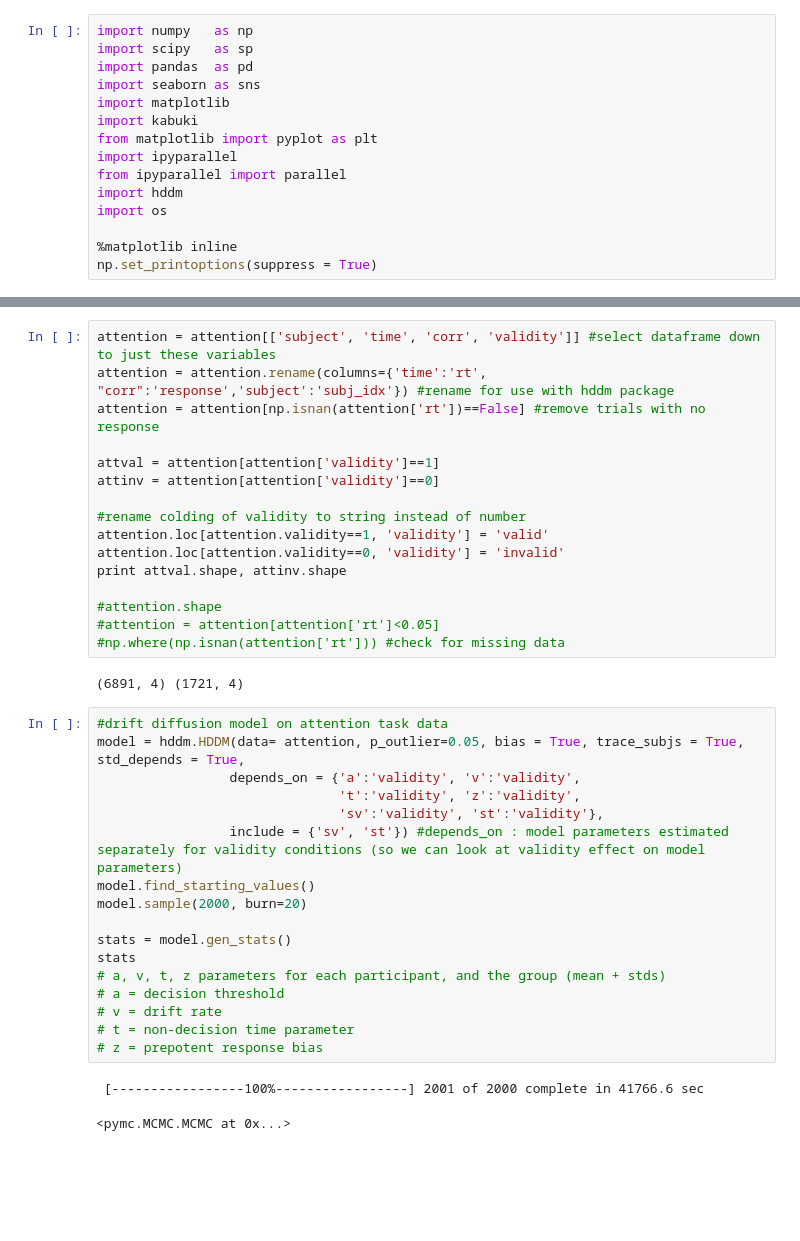
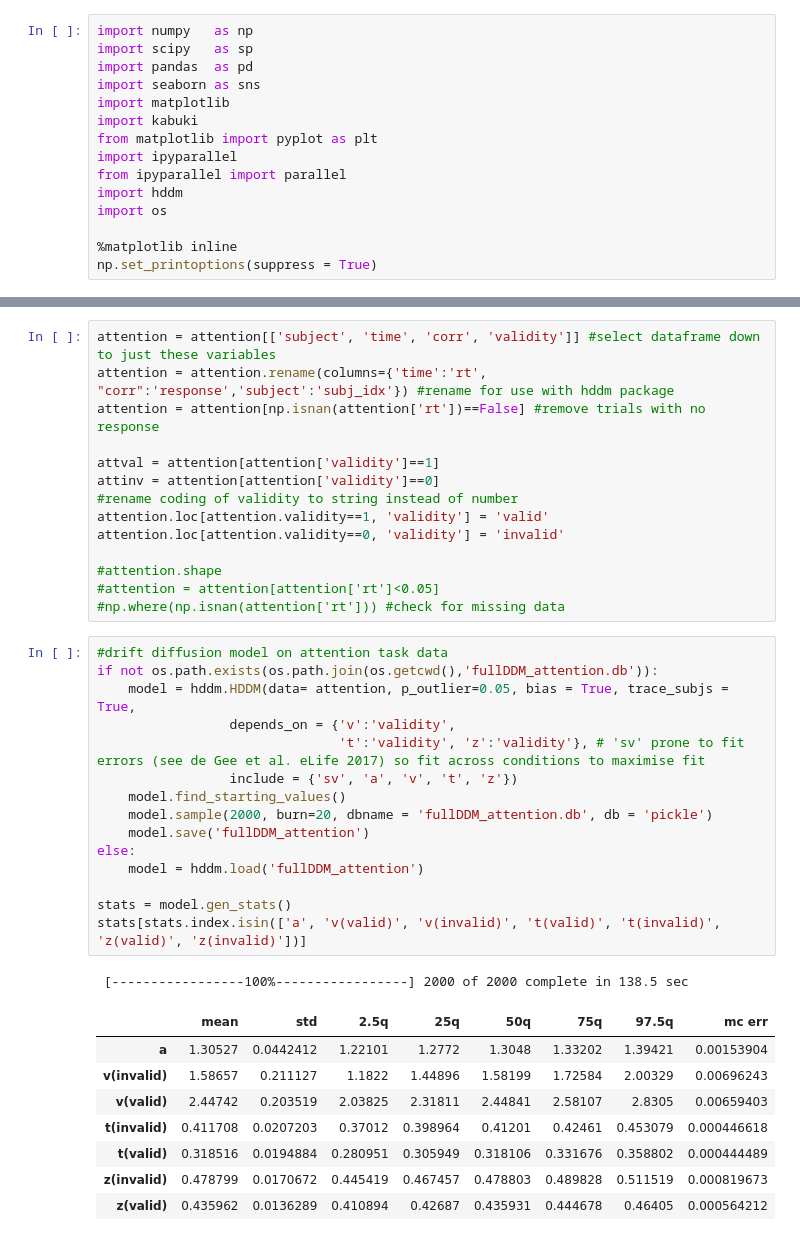
Before and after one commit to Nian-Jingqing/AttentionSaccade, a Jupyter notebook: AttentionSaccade_DiffusionModelling.ipynb, the cells around one changed output, grey strips where cells are left out. Saved outputs shown, nothing was run; the diff lists cells and outputs as text; blank space fills up the shorter version.

Commit message:
updated modelling script

```diff
--- a/AttentionSaccade_DiffusionModelling.ipynb
+++ b/AttentionSaccade_DiffusionModelling.ipynb
@@ -44,34 +52,35 @@ attention = attention[np.isnan(attention['rt'])==False] #remove trials with no r
 
 attval = attention[attention['validity']==1]
 attinv = attention[attention['validity']==0]
-
-#rename colding of validity to string instead of number
+#rename coding of validity to string instead of number
 attention.loc[attention.validity==1, 'validity'] = 'valid'
 attention.loc[attention.validity==0, 'validity'] = 'invalid'
-print attval.shape, attinv.shape
 
 #attention.shape
 #attention = attention[attention['rt']<0.05]
 #np.where(np.isnan(attention['rt'])) #check for missing data
-# %% [output]
-(6891, 4) (1721, 4)
 # %%
 #drift diffusion model on attention task data
-model = hddm.HDDM(data= attention, p_outlier=0.05, bias = True, trace_subjs = True, std_depends = True,
-                 depends_on = {'a':'validity', 'v':'validity',
-                               't':'validity', 'z':'validity',
-                               'sv':'validity', 'st':'validity'},
-                 include = {'sv', 'st'}) #depends_on : model parameters estimated separately for validity conditions (so we can look at validity effect on model parameters)
-model.find_starting_values()
-model.sample(2000, burn=20)
+if not os.path.exists(os.path.join(os.getcwd(),'fullDDM_attention.db')):
+    model = hddm.HDDM(data= attention, p_outlier=0.05, bias = True, trace_subjs = True,
+                 depends_on = {'v':'validity',
+                               't':'validity', 'z':'validity'}, # 'sv' prone to fit errors (see de Gee et al. eLife 2017) so fit across conditions to maximise fit
+                 include = {'sv', 'a', 'v', 't', 'z'})
+    model.find_starting_values()
+    model.sample(2000, burn=20, dbname = 'fullDDM_attention.db', db = 'pickle')
+    model.save('fullDDM_attention')
+else:
+    model = hddm.load('fullDDM_attention')
 
 stats = model.gen_stats()
-stats
-# a, v, t, z parameters for each participant, and the group (mean + stds)
-# a = decision threshold
-# v = drift rate
-# t = non-decision time parameter
-# z = prepotent response bias
+stats[stats.index.isin(['a', 'v(valid)', 'v(invalid)', 't(valid)', 't(invalid)', 'z(valid)', 'z(invalid)'])]
 # %% [output]
- [-----------------100%-----------------] 2001 of 2000 complete in 41766.6 sec
+ [-----------------100%-----------------] 2000 of 2000 complete in 138.5 sec
-<pymc.MCMC.MCMC at 0x...>
+|  | mean | std | 2.5q | 25q | 50q | 75q | 97.5q | mc err |
+| a | 1.30527 | 0.0442412 | 1.22101 | 1.2772 | 1.3048 | 1.33202 | 1.39421 | 0.00153904 |
+| v(invalid) | 1.58657 | 0.211127 | 1.1822 | 1.44896 | 1.58199 | 1.72584 | 2.00329 | 0.00696243 |
+| v(valid) | 2.44742 | 0.203519 | 2.03825 | 2.31811 | 2.44841 | 2.58107 | 2.8305 | 0.00659403 |
+| t(invalid) | 0.411708 | 0.0207203 | 0.37012 | 0.398964 | 0.41201 | 0.42461 | 0.453079 | 0.000446618 |
+| t(valid) | 0.318516 | 0.0194884 | 0.280951 | 0.305949 | 0.318106 | 0.331676 | 0.358802 | 0.000444489 |
+| z(invalid) | 0.478799 | 0.0170672 | 0.445419 | 0.467457 | 0.478803 | 0.489828 | 0.511519 | 0.000819673 |
+| z(valid) | 0.435962 | 0.0136289 | 0.410894 | 0.42687 | 0.435931 | 0.444678 | 0.46405 | 0.000564212 |
```
Also changed, not shown: parts of 18 cells of this notebook.
